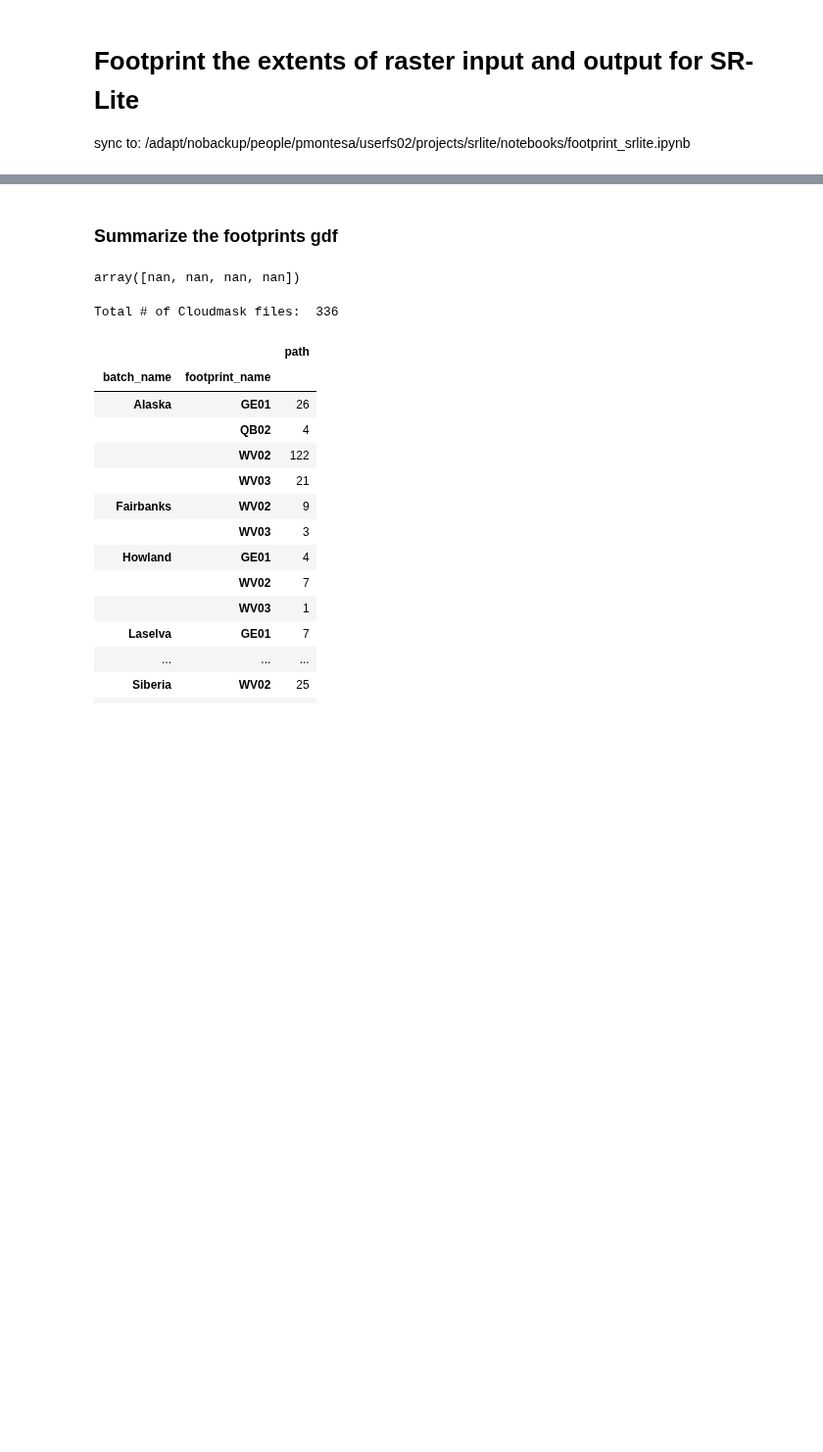
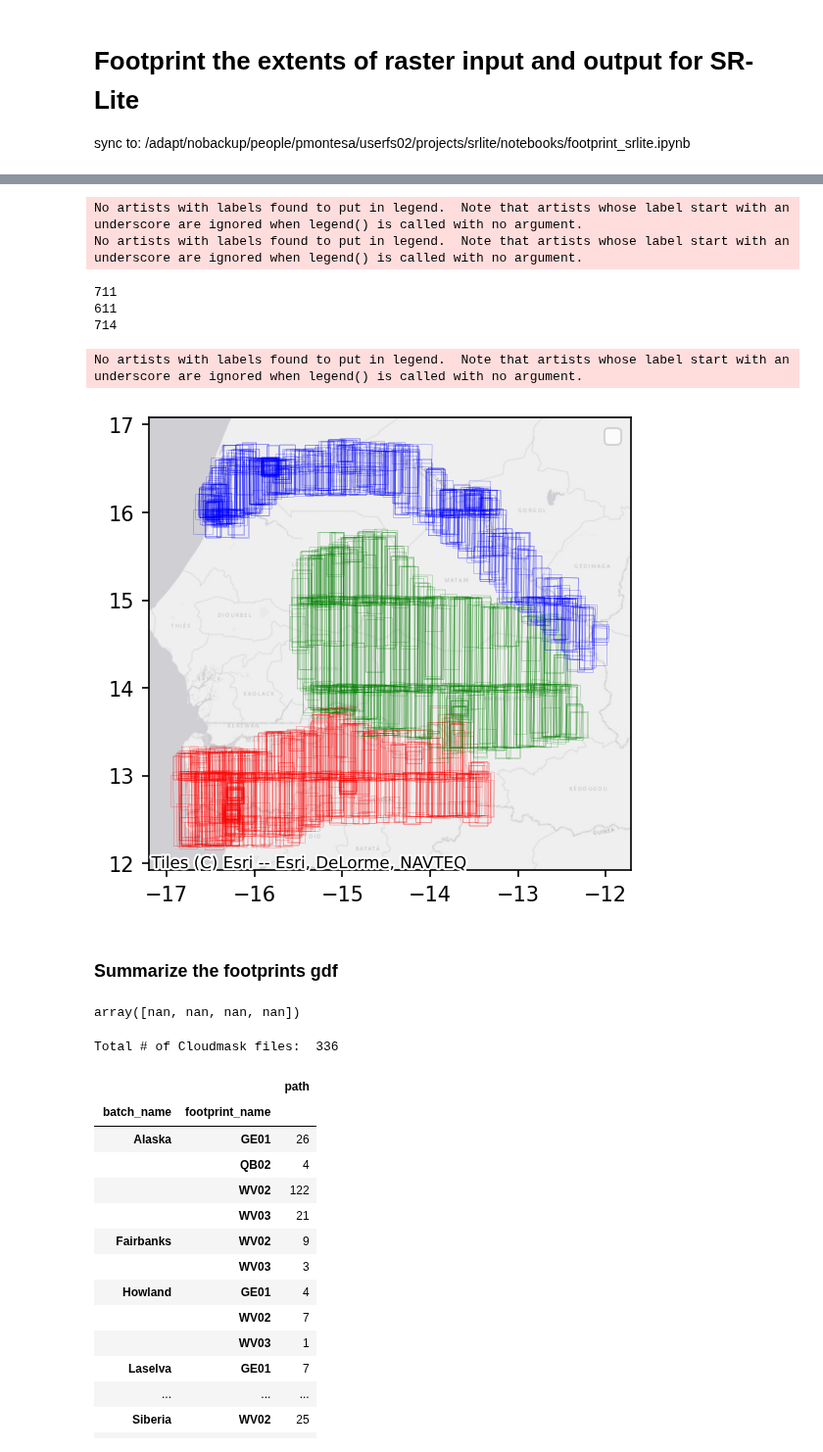
Before and after one commit to pahbs/geoscitools, a Jupyter notebook: footprint_srlite.ipynb, the cells around one changed output, grey strips where cells are left out. Shown at 98% size. Drawn from its saved outputs; the diff is of its cells as text; code cells hidden in the pictures; blank space fills up the shorter version.

```diff
--- a/footprint_srlite.ipynb
+++ b/footprint_srlite.ipynb
@@ -198,0 +223,7 @@ dict_list = [
+# %%
+######################
+# Select a dictionary
+d = dict_list[2]
+TEST=False
+######################
+d
@@ -202,8 +253 @@ dict_list = [
 https://stackoverflow.com/questions/67812512/rasterio-does-not-exist-in-the-file-system-and-is-not-recognized-as-a-support
-# %%
-######################
-# Select a dictionary
-d = dict_list[-1]
-TEST=False
-######################
-d
@@ -279,3 +323,30 @@ else:
+# %%
+import matplotlib.pyplot as plt
+from mpl_toolkits.axes_grid1 import make_axes_locatable
+
+fig, ax = plt.subplots(nrows=1, ncols=1, dpi=150, figsize=(6,4))
+SITE_OUTLINES = ['red', 'green', 'blue']
+Senegal_SITES = ['CAS', 'ETZ', 'SRV']
+for i, SITE in enumerate(Senegal_SITES):
+
+    footprint_gdf = gpd.read_file(f'/explore/nobackup/people/pmontesa/userfs02/projects/LULC_Senegal/footprints_Senegal_{SITE}.gpkg')
+
+    n_strips = footprint_gdf.shape[0]
+    print(n_strips)
+    ax = footprint_gdf.boundary.to_crs(4326).plot(ax=ax, ec=SITE_OUTLINES[i], linewidth=0.1)
+    ax.legend()
+
+ax = ctx.add_basemap(ax, crs=4326,
+                source = ctx.providers.Esri.WorldGrayCanvas
+            )
+# %% [output]
+No artists with labels found to put in legend.  Note that artists whose label start with an underscore are ignored when legend() is called with no argument.
+No artists with labels found to put in legend.  Note that artists whose label start with an underscore are ignored when legend() is called with no argument.
+711
+611
+714
+No artists with labels found to put in legend.  Note that artists whose label start with an underscore are ignored when legend() is called with no argument.
+[figure, added]
 # %%
 # Get acq year for NEON DSM files
 #
```
Also changed, not shown: parts of 10 cells of this notebook, 1 other file.
